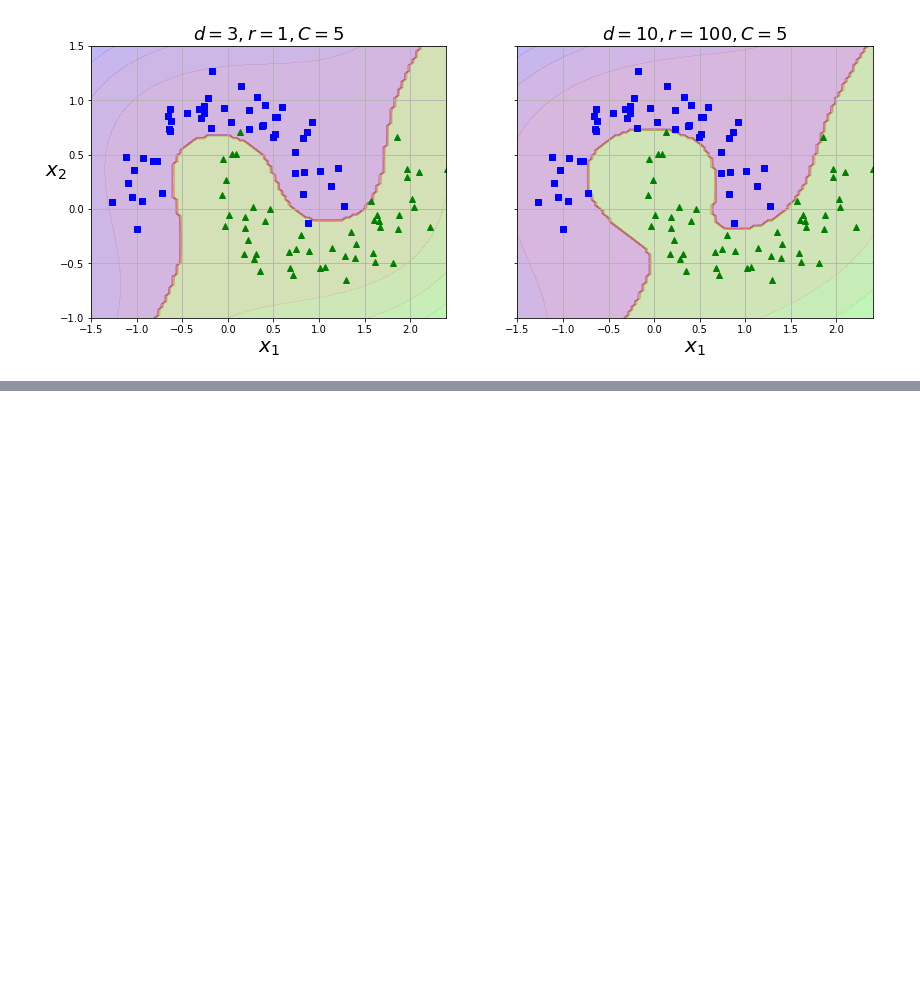
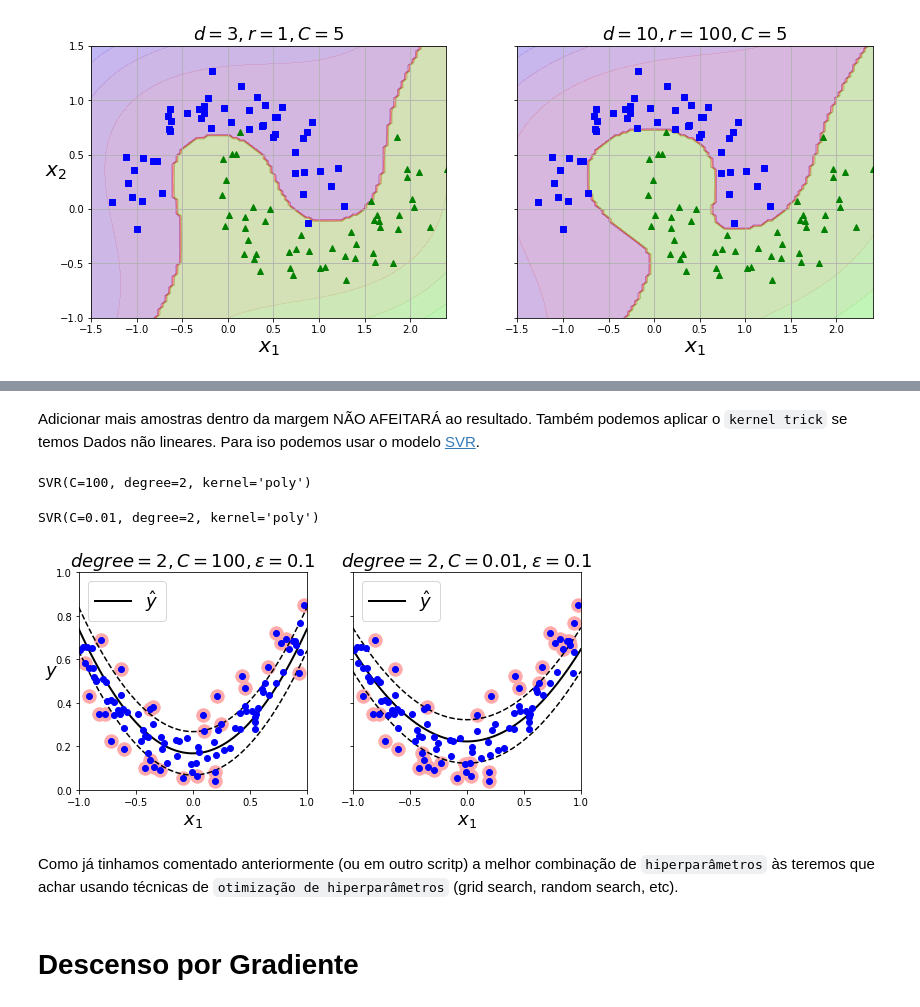
Before and after one commit to EddyGiusepe/Machine_Learning, a Jupyter notebook: 4_ML_Support_Vector_Machines.ipynb, the cells around one changed output, grey strips where cells are left out. Cells and saved outputs as stored; diff of their text form; code cells hidden in the pictures; blank space fills up the shorter version.

```diff
--- a/4_ML_Support_Vector_Machines.ipynb
+++ b/4_ML_Support_Vector_Machines.ipynb
@@ -305,0 +469,41 @@ No caso limite, podemos usar todas as instâncias do dataset para ter certeza qu
+# %% [markdown]
+Adicionar mais amostras dentro da margem NÃO AFEITARÁ ao resultado. Também podemos aplicar o `kernel trick` se temos Dados não lineares. Para iso podemos usar o modelo [SVR](https://scikit-learn.org/stable/modules/generated/sklearn.svm.SVR.html?highlight=svr#sklearn.svm.SVR).
+# %%
+np.random.seed(42)
+m = 100
+X = 2 * np.random.rand(m, 1) - 1
+y = (0.2 + 0.1 * X + 0.5 * X**2 + np.random.randn(m, 1)/10).ravel()
+# %%
+from sklearn.svm import SVR # Biblioteca Súper Vector Regression
+
+# Com essa biblioteca podemos usar kernel trick
+
+svm_poly_reg = SVR(kernel="poly", degree=2, C=100, epsilon=0.1, gamma="scale")
+svm_poly_reg.fit(X, y)
+# %% [output]
+SVR(C=100, degree=2, kernel='poly')
+# %%
+from sklearn.svm import SVR
+
+svm_poly_reg1 = SVR(kernel="poly", degree=2, C=100, epsilon=0.1, gamma="scale")
+svm_poly_reg2 = SVR(kernel="poly", degree=2, C=0.01, epsilon=0.1, gamma="scale")
+svm_poly_reg1.fit(X, y)
+svm_poly_reg2.fit(X, y)
+# %% [output]
+SVR(C=0.01, degree=2, kernel='poly')
+# %%
+fig, axes = plt.subplots(ncols=2, figsize=(9, 4), sharey=True)
+plt.sca(axes[0])
+plot_svm_regression(svm_poly_reg1, X, y, [-1, 1, 0, 1])
+plt.title(r"$degree={}, C={}, \epsilon = {}$".format(svm_poly_reg1.degree, svm_poly_reg1.C, svm_poly_reg1.epsilon), fontsize=18)
+plt.ylabel(r"$y$", fontsize=18, rotation=0)
+plt.sca(axes[1])
+plot_svm_regression(svm_poly_reg2, X, y, [-1, 1, 0, 1])
+plt.title(r"$degree={}, C={}, \epsilon = {}$".format(svm_poly_reg2.degree, svm_poly_reg2.C, svm_poly_reg2.epsilon), fontsize=18)
+plt.show()
+# %% [output]
+[figure, added]
+# %% [markdown]
+Como já tinhamos comentado anteriormente (ou em outro scritp) a melhor combinação de `hiperparâmetros` às teremos que achar usando técnicas de `otimização de hiperparâmetros` (grid search, random search, etc).
+# %% [markdown]
+# Descenso por Gradiente
```
Also changed, not shown: parts of 29 cells of this notebook.
